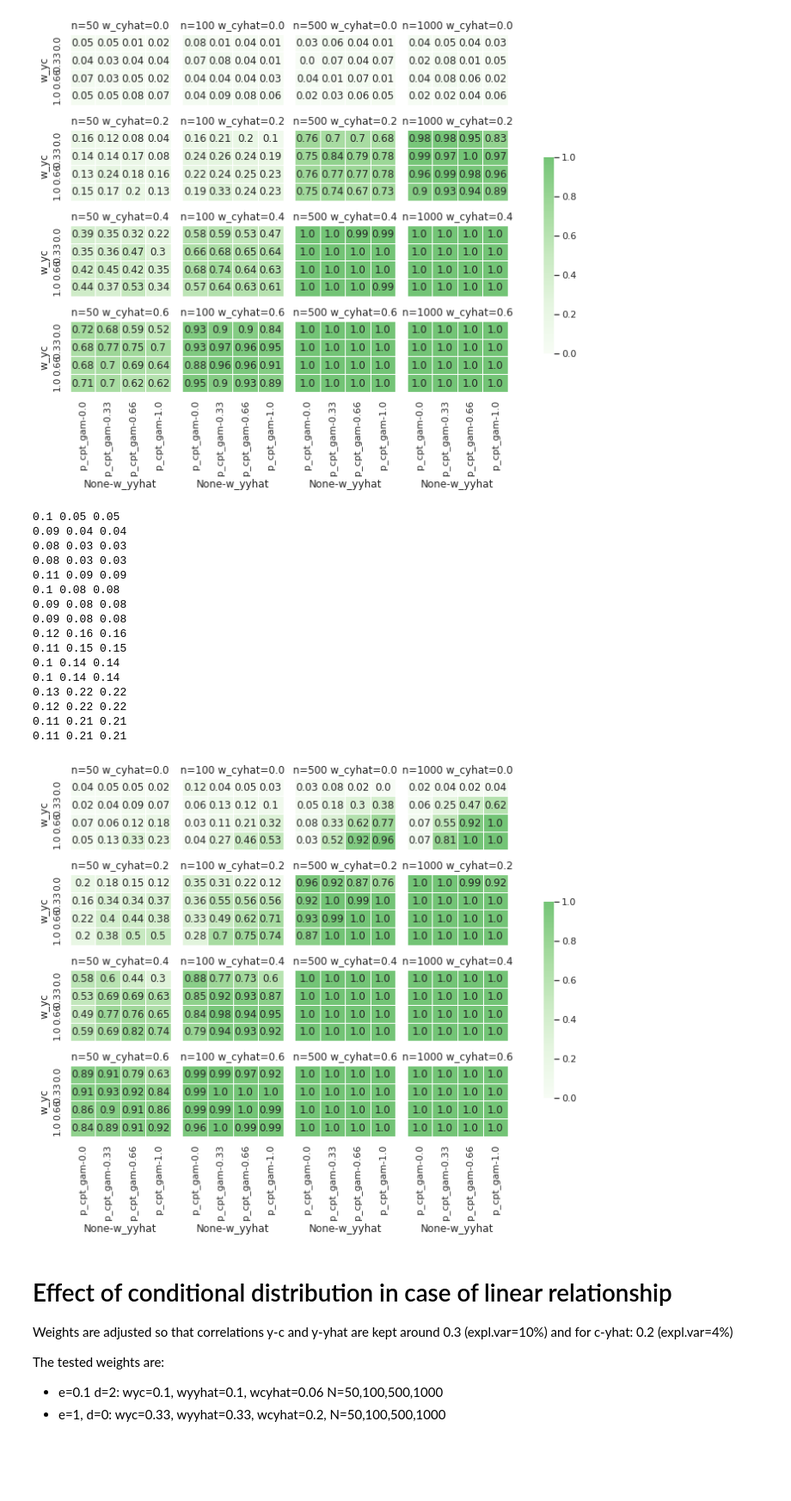
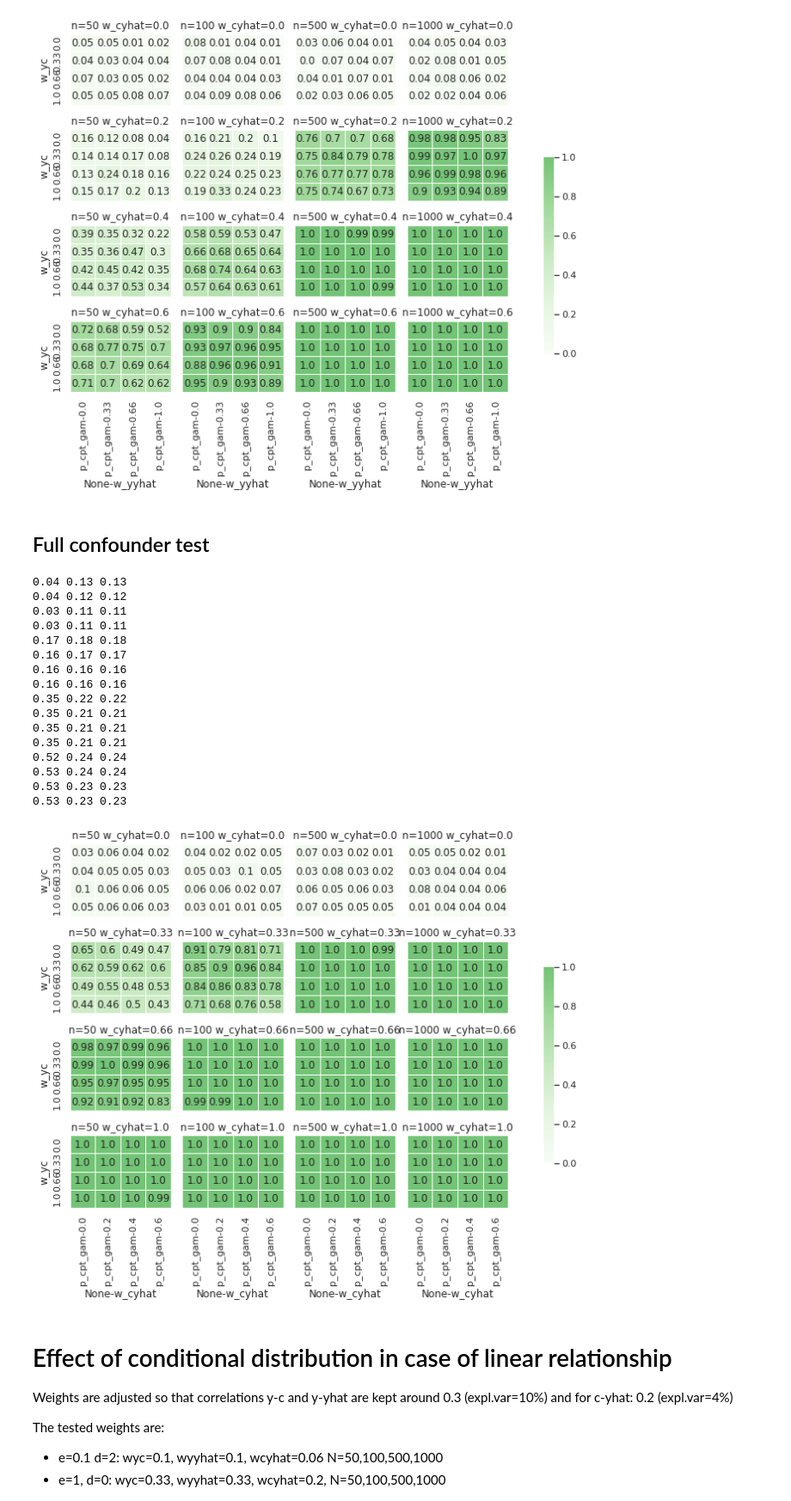
Before and after one commit to pni-lab/mlconfound-manuscript, a Jupyter notebook: simulated/plot_simulations.ipynb, the cells around one changed output. Shown at 86% size. Cells and saved outputs as stored; diff of their text form; code cells hidden in the pictures; blank space fills up the shorter version.

Commit message:
overview figure added

```diff
--- a/simulated/plot_simulations.ipynb
+++ b/simulated/plot_simulations.ipynb
@@ -387,36 +387,38 @@ plt.savefig('../fig/raw/sim_h1_ccc_partial_d10e0_sig_cpt_gam.pdf')
 0.14 0.15 0.15
 0.14 0.15 0.15
 [figure]
+# %% [markdown]
+## Full confounder test
 # %%
-df = pd.read_csv("results/h1_bbb_partial_d1e0_linear.csv")
+df = pd.read_csv("results/h1_ccc_full_d1e0_linear.csv")
 
 p='p_cpt_gam'
 
 
-g=sns.FacetGrid(df, col='n', row='w_cyhat', height=2, aspect=1)
+g=sns.FacetGrid(df, col='n', row='w_yyhat', height=2, aspect=1)
 cbar_ax = g.fig.add_axes([1.05, .3, .02, .4])  # <-- Create a colorbar axes
-g.map_dataframe(true_positive_rate_heatmap, col_a='w_yyhat', col_b='w_yc', value=p, cbar_ax=cbar_ax,)
+g.map_dataframe(true_positive_rate_heatmap, col_a='w_cyhat', col_b='w_yc', value=p, cbar_ax=cbar_ax,)
 g.set_titles("n={col_name} w_cyhat={row_name}")
 
-plt.savefig('../fig/raw/sim_h1_bbb_partial_d10e0_sig_cpt_gam.pdf')
+plt.savefig('../fig/raw/sim_h1_ccc_full_d1e0_linear_cpt_gam.pdf')
 # %% [output]
-0.1 0.05 0.05
-0.09 0.04 0.04
-0.08 0.03 0.03
-0.08 0.03 0.03
-0.11 0.09 0.09
-0.1 0.08 0.08
-0.09 0.08 0.08
-0.09 0.08 0.08
-0.12 0.16 0.16
-0.11 0.15 0.15
-0.1 0.14 0.14
-0.1 0.14 0.14
-0.13 0.22 0.22
-0.12 0.22 0.22
-0.11 0.21 0.21
-0.11 0.21 0.21
+0.04 0.13 0.13
+0.04 0.12 0.12
+0.03 0.11 0.11
+0.03 0.11 0.11
+0.17 0.18 0.18
+0.16 0.17 0.17
+0.16 0.16 0.16
+0.16 0.16 0.16
+0.35 0.22 0.22
+0.35 0.21 0.21
+0.35 0.21 0.21
+0.35 0.21 0.21
+0.52 0.24 0.24
+0.53 0.24 0.24
+0.53 0.23 0.23
+0.53 0.23 0.23
-[figure, old version]
+[figure, new version]
 # %% [markdown]
 # Effect of conditional distribution in case of linear relationship
 
```
Also changed, not shown: 20 other files.
